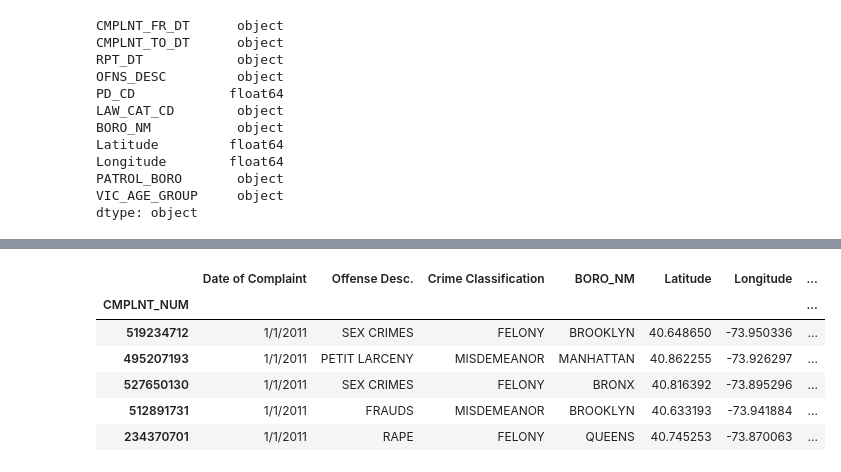
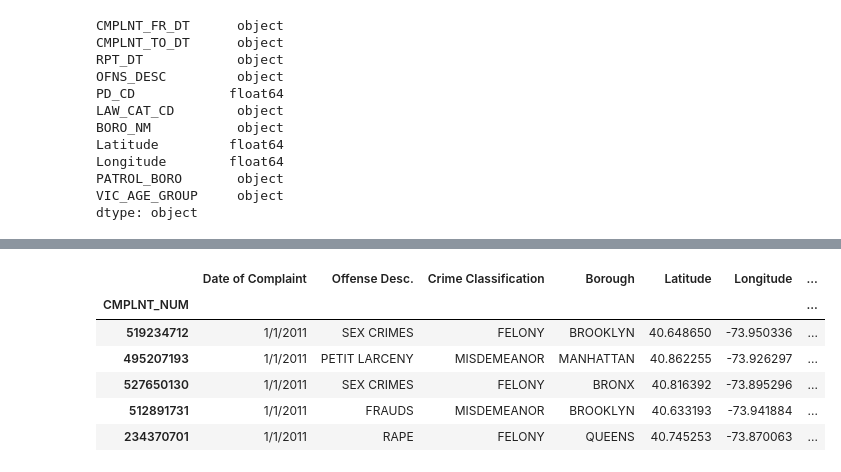
Before and after one commit to aclao89/NYC_Race-SAT, a Jupyter notebook: NYPD Crime 2011.ipynb, the cells around one changed output, grey strips where cells are left out. Saved outputs shown, nothing was run; the diff lists cells and outputs as text; code cells hidden in the pictures.

```diff
--- a/NYPD Crime 2011.ipynb
+++ b/NYPD Crime 2011.ipynb
@@ -84,16 +82,17 @@ crime_df.head()
 # %%
 crime_df= crime_df[['CMPLNT_FR_DT', 'OFNS_DESC', 'LAW_CAT_CD', 'BORO_NM','Latitude','Longitude', 'PATROL_BORO']]
 
 df_clean =  crime_df[crime_df['Latitude'].notna() & crime_df['Longitude'].notna() & crime_df['OFNS_DESC']]
 df_clean.isnull().sum()
 crime_cleaned = df_clean.rename({'CMPLNT_FR_DT':'Date of Complaint',
                                 'OFNS_DESC': 'Offense Desc.',
+                                 'BORO_NM':'Borough',
                                 'LAW_CAT_CD':'Crime Classification',
                                 'PATROL_BORO': 'Patrol Borough'}, axis =1)
 
 crime_cleaned.head()
 # %% [output]
-|  | Date of Complaint | Offense Desc. | Crime Classification | BORO_NM | Latitude | Longitude | ... |
+|  | Date of Complaint | Offense Desc. | Crime Classification | Borough | Latitude | Longitude | ... |
 | CMPLNT_NUM |  |  |  |  |  |  | ... |
 | 519234712 | 1/1/2011 | SEX CRIMES | FELONY | BROOKLYN | 40.648650 | -73.950336 | ... |
 | 495207193 | 1/1/2011 | PETIT LARCENY | MISDEMEANOR | MANHATTAN | 40.862255 | -73.926297 | ... |
```
Also changed, not shown: parts of 9 cells of this notebook.
